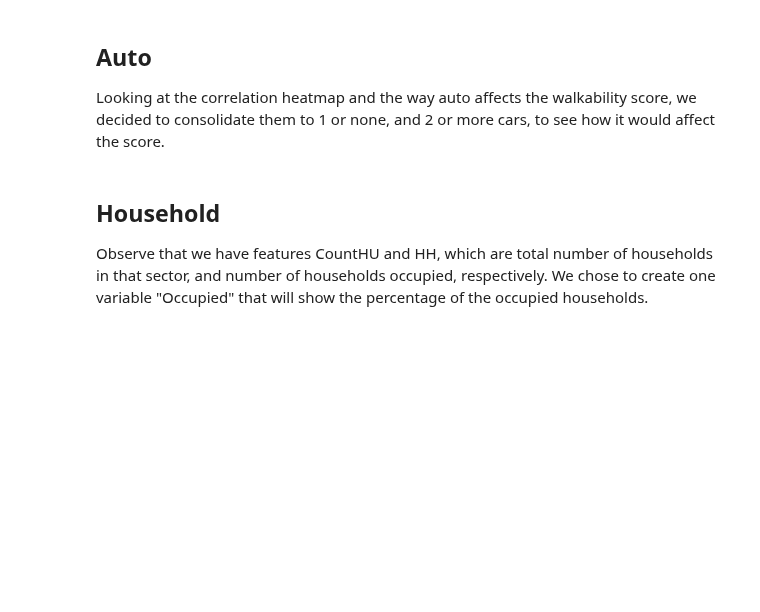
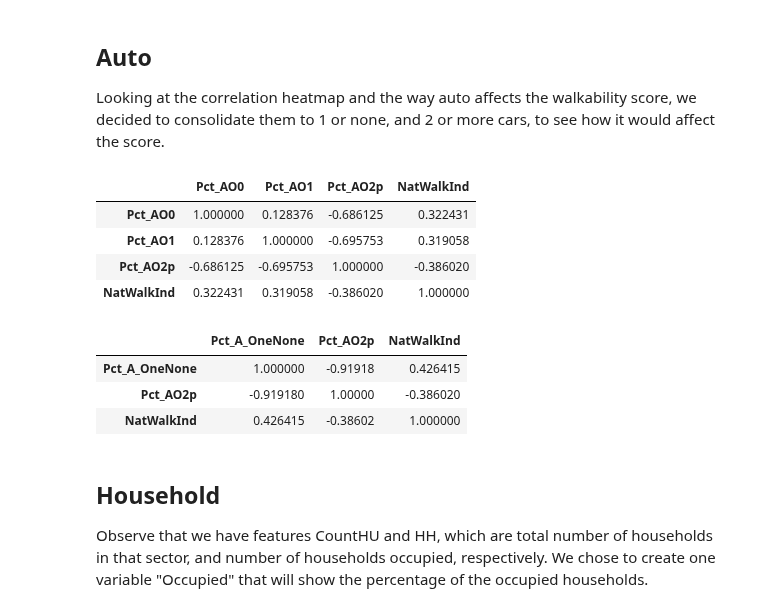
Before and after one commit to JamesJFan/CS6140_MachineLearning_FinalProject_Group1, a Jupyter notebook: CS6140_MachineLearning_FinalProject_Group1.ipynb, the cells around one changed output. Drawn from its saved outputs; the diff is of its cells as text; code cells hidden in the pictures; blank space fills up the shorter version.

```diff
--- a/CS6140_MachineLearning_FinalProject_Group1.ipynb
+++ b/CS6140_MachineLearning_FinalProject_Group1.ipynb
@@ -30,3 +23,7 @@ raw_df.head()
+# %%
+data_url = "/Users/saraspasojevic/Desktop/EPA_SmartLocationDatabase_V3_Jan_2021_Final.csv"
+raw_df = pd.read_csv(data_url, sep=",", header=0)
+df = pd.read_csv(data_url)
 # %% [markdown]
 After examining the description of each feature in the dataset's pdf, we have decided that we want to keep the following features. The goal of the project is to use the environmental and socioeconomic factors to predict the walkability score, and explore how those would affect it. In accordance with that, we have decided not to use the features already used to come up with the existing walkability score formula.
 
@@ -162,10 +159,25 @@ plt.show()
 ## Auto
 
 Looking at the correlation heatmap and the way auto affects the walkability score, we decided to consolidate them to 1 or none, and 2 or more cars, to see how it would affect the score.
+# %%
+df[["Pct_AO0", "Pct_AO1", "Pct_AO2p", "NatWalkInd"]].corr()
+# %% [output]
+|  | Pct_AO0 | Pct_AO1 | Pct_AO2p | NatWalkInd |
+| Pct_AO0 | 1.000000 | 0.128376 | -0.686125 | 0.322431 |
+| Pct_AO1 | 0.128376 | 1.000000 | -0.695753 | 0.319058 |
+| Pct_AO2p | -0.686125 | -0.695753 | 1.000000 | -0.386020 |
+| NatWalkInd | 0.322431 | 0.319058 | -0.386020 | 1.000000 |
 # %%
 df['Pct_A_OneNone'] = df['Pct_AO0'] + df['Pct_AO1']
 
 df.drop(['Pct_AO0', 'Pct_AO1'], axis=1, inplace=True)
+# %%
+df[["Pct_A_OneNone", "Pct_AO2p", "NatWalkInd"]].corr()
+# %% [output]
+|  | Pct_A_OneNone | Pct_AO2p | NatWalkInd |
+| Pct_A_OneNone | 1.000000 | -0.91918 | 0.426415 |
+| Pct_AO2p | -0.919180 | 1.00000 | -0.386020 |
+| NatWalkInd | 0.426415 | -0.38602 | 1.000000 |
 # %% [markdown]
 ## Household
 
```
Also changed, not shown: parts of 1 cell of this notebook.
